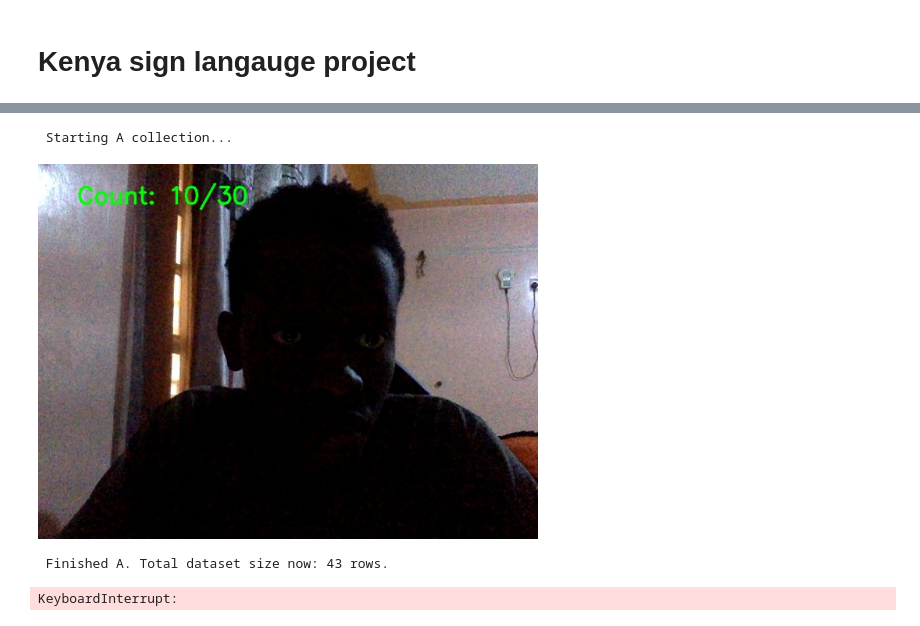
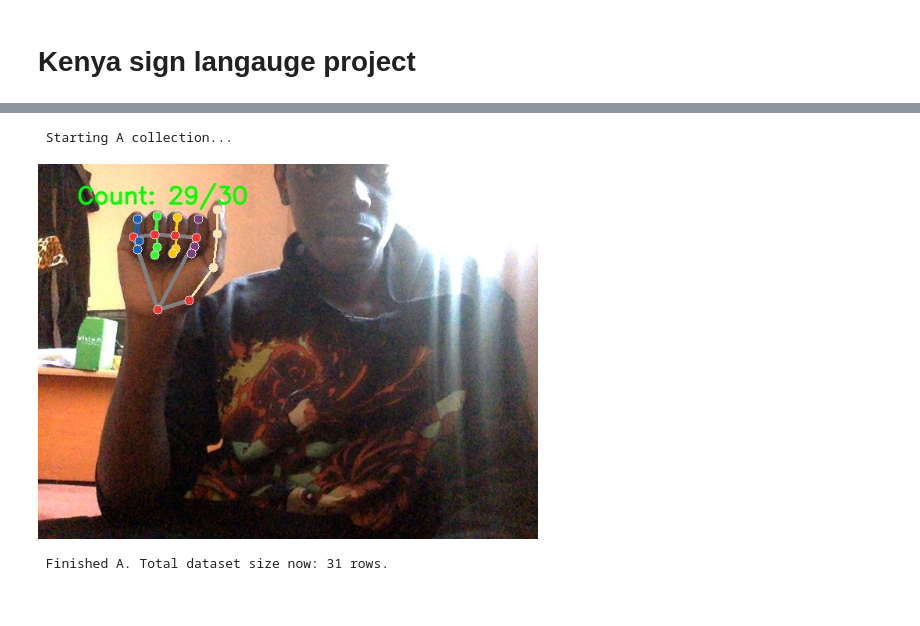
Before and after one commit to Brian342/Sign_Language, a Jupyter notebook: SignLanguage Translation.ipynb, the cells around one changed output, grey strips where cells are left out. Saved outputs shown, nothing was run; the diff lists cells and outputs as text; code cells hidden in the pictures.

```diff
--- a/SignLanguage Translation.ipynb
+++ b/SignLanguage Translation.ipynb
@@ -110,4 +110,18 @@ collect_sign('A',  num_samples=30)
+# %%
+data = []
 # %%
+mp_hands = mp.solutions.hands
+mp_drawing = mp.solutions.drawing_utils
+mp_drawing_styles = mp.solutions.drawing_styles
+
+hands = mp_hands.Hands(
+    static_image_mode=False,
+    max_num_hands=2,
+    min_detection_confidence=0.5,
+    min_tracking_confidence=0.5
+)
+
+
 def collect_sign(label_name, num_samples=30):
     js_code = '''
     async function initCamera() {
@@ -148,7 +162,8 @@ def collect_sign(label_name, num_samples=30):
     try:
         while sample_count < num_samples:
             data_url = eval_js('window.ksl_tracker ? window.ksl_tracker.capture() : null')
-            if data_url is None: break
+            if data_url is None:
+                break
 
             binary = b64decode(data_url.split(',')[1])
             img = cv2.imdecode(np.frombuffer(binary, np.uint8), -1)
@@ -160,43 +175,41 @@ def collect_sign(label_name, num_samples=30):
 
             if results.multi_hand_landmarks:
                 for hand_landmarks in results.multi_hand_landmarks:
-
                     landmarks = []
                     for lm in hand_landmarks.landmark:
                         landmarks.extend([lm.x, lm.y, lm.z])
                     landmarks.append(label_name)
                     data.append(landmarks)
 
                     mp_drawing.draw_landmarks(
                         img,
                         hand_landmarks,
                         mp_hands.HAND_CONNECTIONS,
                         mp_drawing_styles.get_default_hand_landmarks_style(),
                         mp_drawing_styles.get_default_hand_connections_style()
                     )
 
                 sample_count += 1
 
             _, encoded_img = cv2.imencode('.jpg', img)
             display(Image(data=encoded_img, width=500), display_id='ksl_feed')
 
             time.sleep(0.05)
 
     except Exception as e:
         print(f"\n Error: {e}")
     finally:
         eval_js('if(window.ksl_tracker) window.ksl_tracker.stop()')
         print(f"\n Finished {label_name}. Total dataset size now: {len(data)} rows.")
 
 import mediapipe.python.solutions.drawing_styles as mp_drawing_styles
 
 collect_sign('A', num_samples=30)
 # %% [output]
 [interactive output not drawn]
  Starting A collection...
-[figure, old version]
+[figure, new version]
- Finished A. Total dataset size now: 43 rows.
+ Finished A. Total dataset size now: 31 rows.
-KeyboardInterrupt:
 # %%
 # colecting sign language B
 collect_sign('B', num_samples=30)
```
Also changed, not shown: parts of 26 cells of this notebook.
